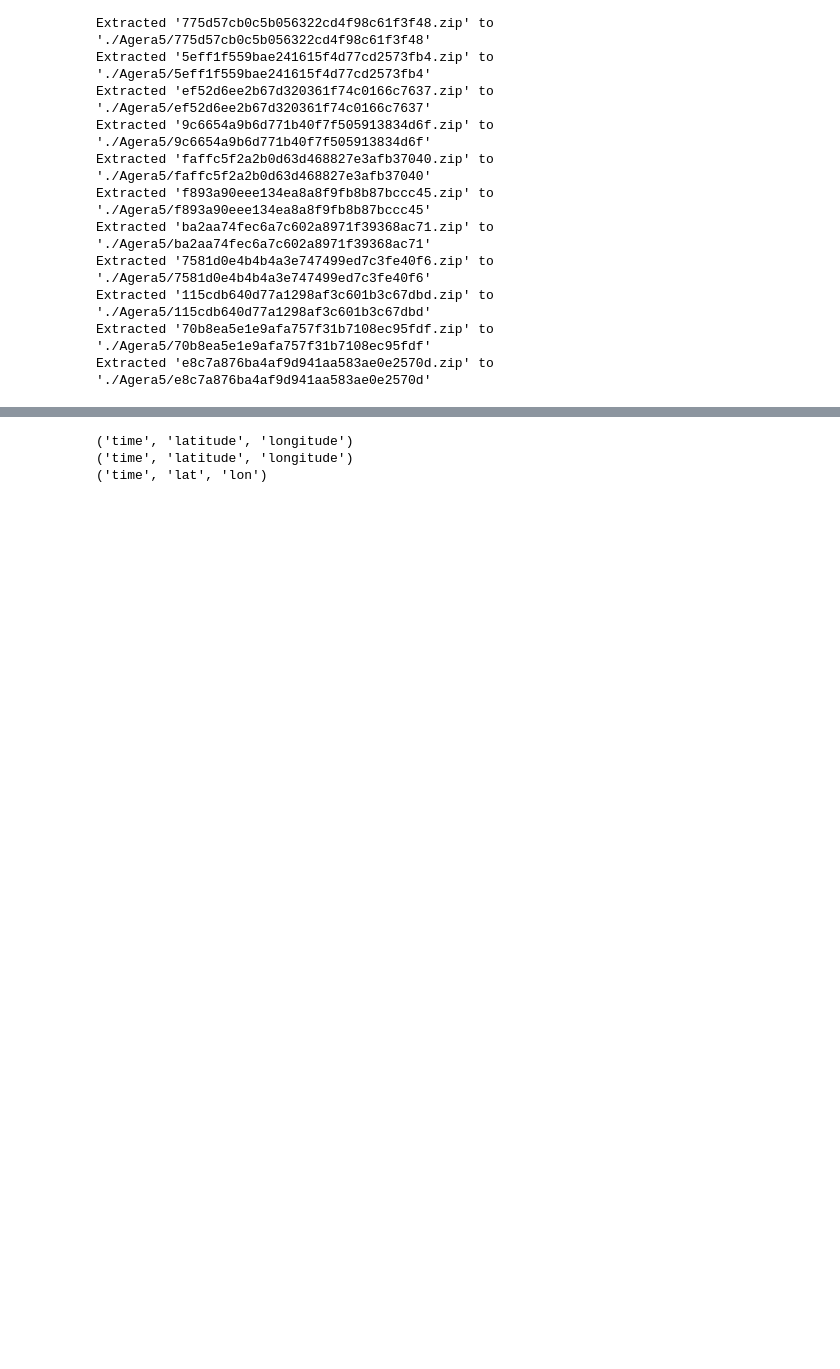
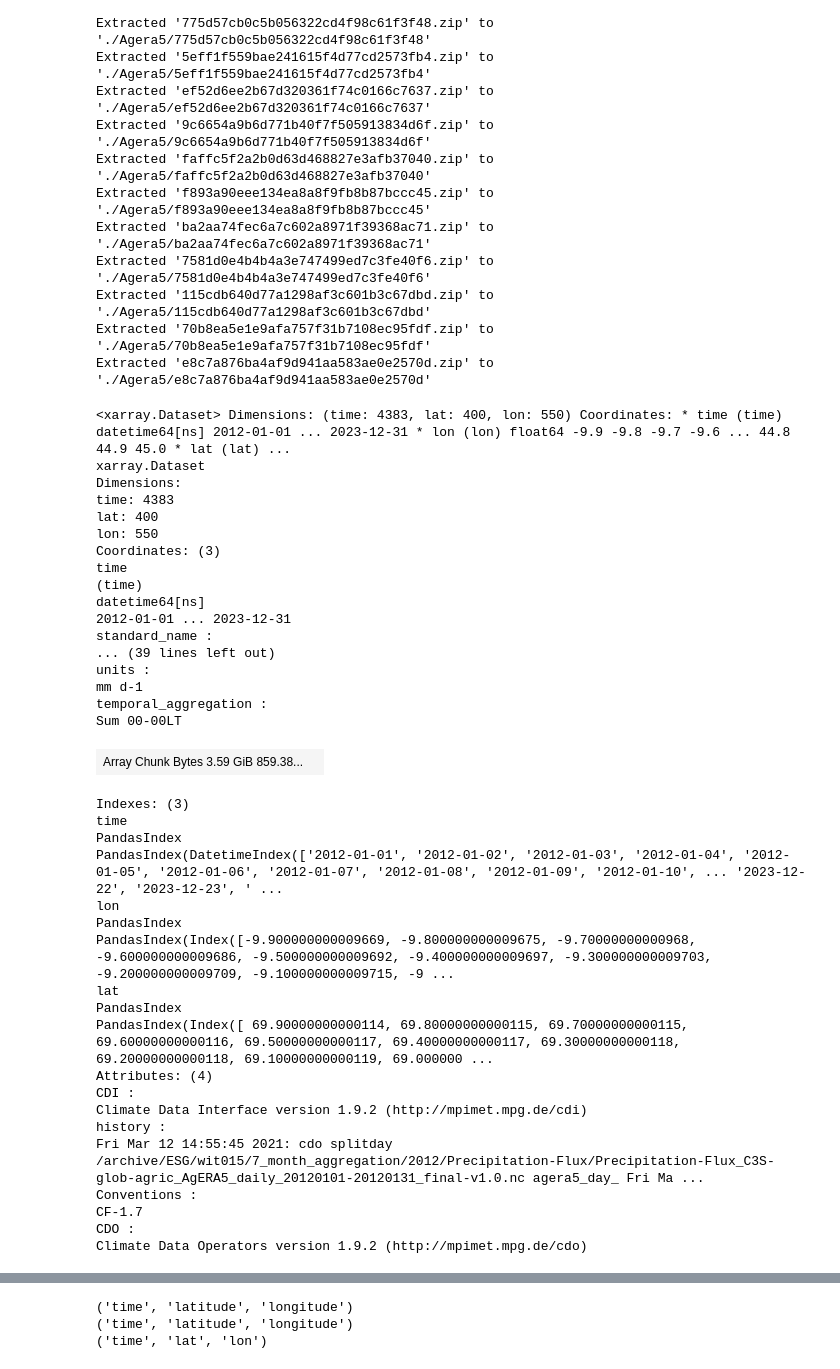
Before and after one commit to 007-Ozalp/Intercomparison, a Jupyter notebook: AgERA5_EOBSv30_MARS25_verification.ipynb, the cells around one changed output, grey strips where cells are left out. Saved outputs shown, nothing was run; the diff lists cells and outputs as text; code cells hidden in the pictures; blank space fills up the shorter version.

```diff
--- a/AgERA5_EOBSv30_MARS25_verification.ipynb
+++ b/AgERA5_EOBSv30_MARS25_verification.ipynb
@@ -41,5 +41,45 @@ for dirpath, dirnames, filenames in os.walk(main_folder_path):
 ds = xr.open_mfdataset(netcdf_files, combine='by_coords', parallel=True)
 # %%
 subset_dsagera5 = ds.sel(lat=slice(70, 30), lon=slice(-10, 45),time=slice('2012-01-01', '2023-12-31'))
+# %%
+subset_dsagera5
+# %% [output]
+<xarray.Dataset> Dimensions: (time: 4383, lat: 400, lon: 550) Coordinates: * time (time) datetime64[ns] 2012-01-01 ... 2023-12-31 * lon (lon) float64 -9.9 -9.8 -9.7 -9.6 ... 44.8 44.9 45.0 * lat (lat) ...
+xarray.Dataset
+Dimensions:
+time: 4383
+lat: 400
+lon: 550
+Coordinates: (3)
+time
+(time)
+datetime64[ns]
+2012-01-01 ... 2023-12-31
+standard_name :
+... (39 lines left out)
+units :
+mm d-1
+temporal_aggregation :
+Sum 00-00LT
+| Array Chunk Bytes 3.59 GiB 859.38... |  |
+Indexes: (3)
+time
+PandasIndex
+PandasIndex(DatetimeIndex(['2012-01-01', '2012-01-02', '2012-01-03', '2012-01-04', '2012-01-05', '2012-01-06', '2012-01-07', '2012-01-08', '2012-01-09', '2012-01-10', ... '2023-12-22', '2023-12-23', ' ...
+lon
+PandasIndex
+PandasIndex(Index([-9.900000000009669, -9.800000000009675, -9.70000000000968, -9.600000000009686, -9.500000000009692, -9.400000000009697, -9.300000000009703, -9.200000000009709, -9.100000000009715, -9 ...
+lat
+PandasIndex
+PandasIndex(Index([ 69.90000000000114, 69.80000000000115, 69.70000000000115, 69.60000000000116, 69.50000000000117, 69.40000000000117, 69.30000000000118, 69.20000000000118, 69.10000000000119, 69.000000 ...
+Attributes: (4)
+CDI :
+Climate Data Interface version 1.9.2 (http://mpimet.mpg.de/cdi)
+history :
+Fri Mar 12 14:55:45 2021: cdo splitday /archive/ESG/wit015/7_month_aggregation/2012/Precipitation-Flux/Precipitation-Flux_C3S-glob-agric_AgERA5_daily_20120101-20120131_final-v1.0.nc agera5_day_ Fri Ma ...
+Conventions :
+CF-1.7
+CDO :
+Climate Data Operators version 1.9.2 (http://mpimet.mpg.de/cdo)
 # %%
 eobsv30=xr.open_dataset('EOBS-RR/rr_ens_mean_0.1deg_reg_v30.0e.nc')
```
Also changed, not shown: parts of 6 cells of this notebook.
